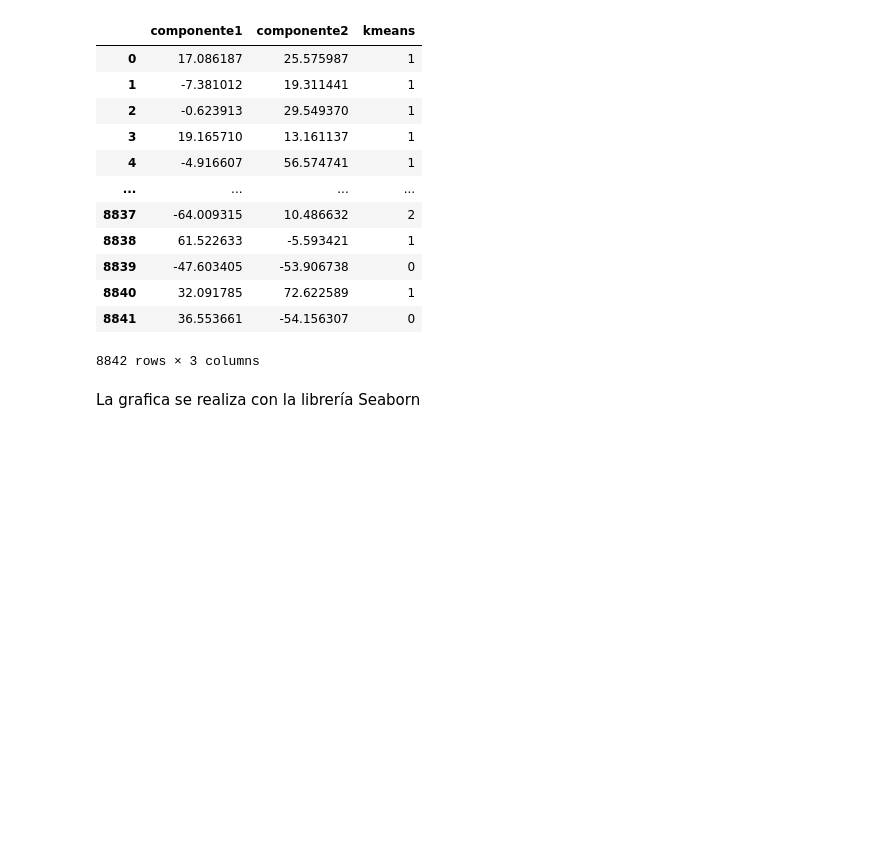
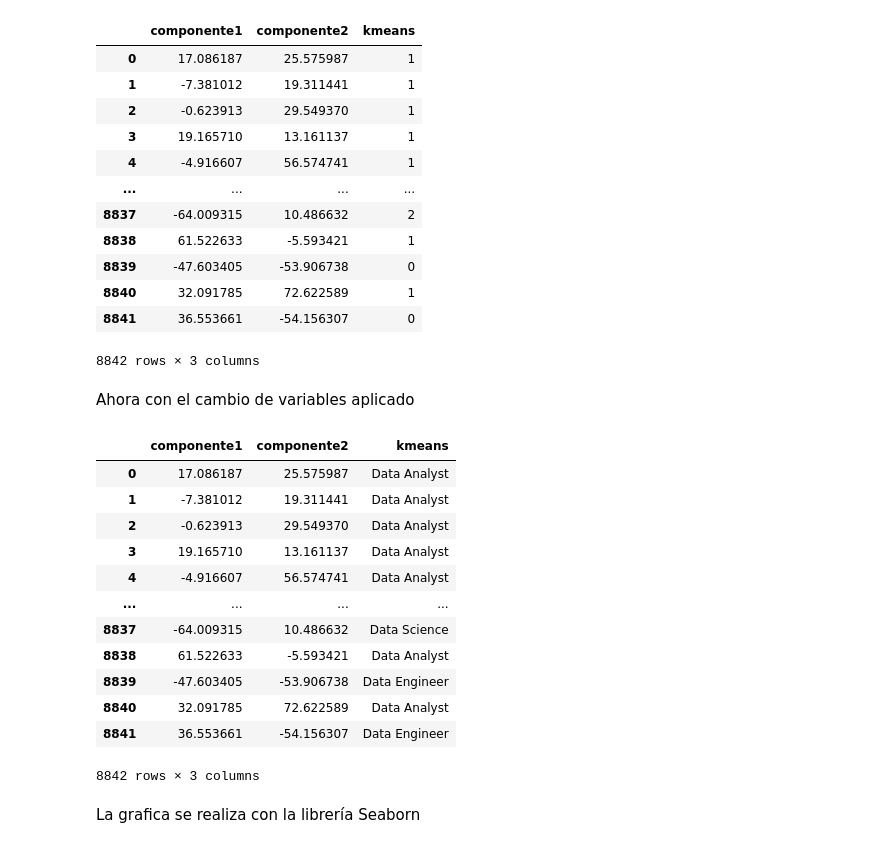
Before and after one commit to mayteet/ProyectoGrupal14MercadoLaboral, a Jupyter notebook: Modelo de clasificacion final.ipynb, the cells around one changed output. Saved outputs shown, nothing was run; the diff lists cells and outputs as text; code cells hidden in the pictures; blank space fills up the shorter version.

```diff
--- a/Modelo de clasificacion final.ipynb
+++ b/Modelo de clasificacion final.ipynb
@@ -143,6 +174,25 @@ tsne
 | 8840 | 32.091785 | 72.622589 | 1 |
 | 8841 | 36.553661 | -54.156307 | 0 |
 8842 rows × 3 columns
+# %% [markdown]
+Ahora con el cambio de variables aplicado
+# %%
+tsne.kmeans = tsne.kmeans.replace(0,"Data Engineer").replace(1,"Data Analyst").replace(2,"Data Science")
+tsne
+# %% [output]
+|  | componente1 | componente2 | kmeans |
+| 0 | 17.086187 | 25.575987 | Data Analyst |
+| 1 | -7.381012 | 19.311441 | Data Analyst |
+| 2 | -0.623913 | 29.549370 | Data Analyst |
+| 3 | 19.165710 | 13.161137 | Data Analyst |
+| 4 | -4.916607 | 56.574741 | Data Analyst |
+| ... | ... | ... | ... |
+| 8837 | -64.009315 | 10.486632 | Data Science |
+| 8838 | 61.522633 | -5.593421 | Data Analyst |
+| 8839 | -47.603405 | -53.906738 | Data Engineer |
+| 8840 | 32.091785 | 72.622589 | Data Analyst |
+| 8841 | 36.553661 | -54.156307 | Data Engineer |
+8842 rows × 3 columns
 # %% [markdown]
 La grafica se realiza con la librería Seaborn
 # %%
```
Also changed, not shown: parts of 23 cells of this notebook.
